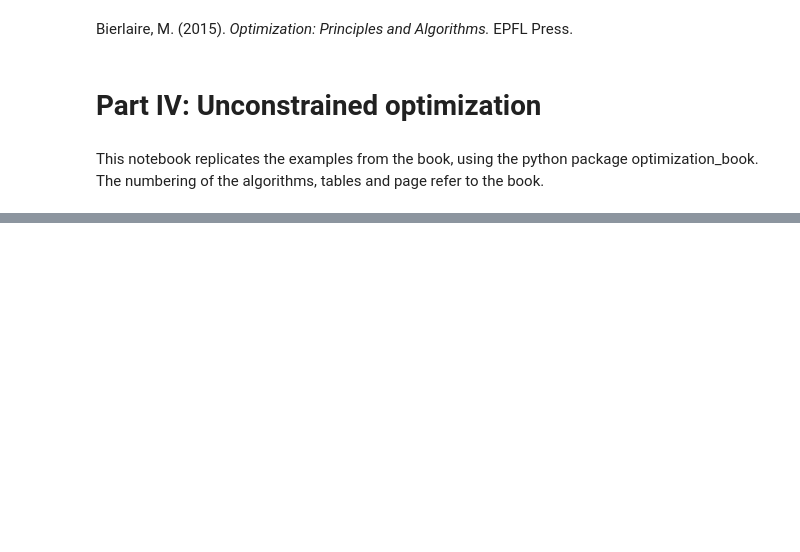
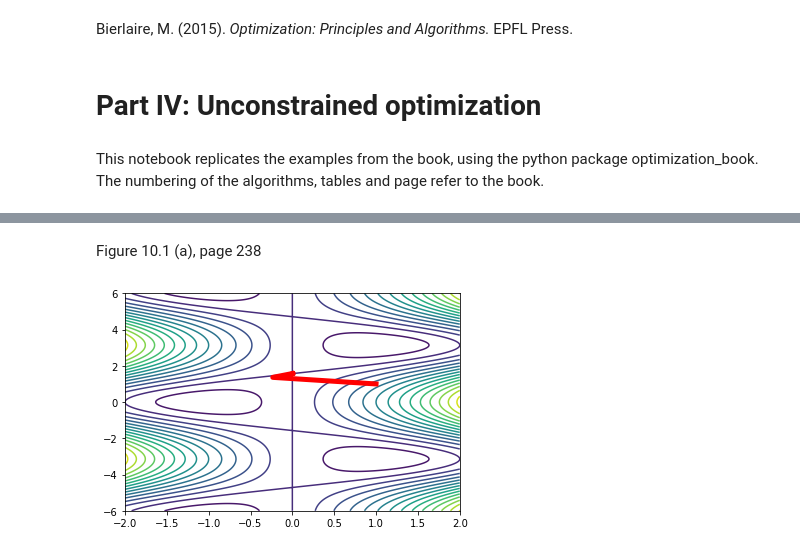
Before and after one commit to michelbierlaire/optimization-book, a Jupyter notebook: notebooks/unconstrained.ipynb, the cells around one changed output, grey strips where cells are left out. Cells and saved outputs as stored; diff of their text form; code cells hidden in the pictures; blank space fills up the shorter version.

```diff
--- a/notebooks/unconstrained.ipynb
+++ b/notebooks/unconstrained.ipynb
@@ -14,0 +83,5 @@ ModuleNotFoundError: No module named 'optimization_book.unconstrained'
+# %%
+print("k\txk\t\tgk\t\tdk\t\talphak\t\tbetak")
+for k, it in enumerate(iters):
+    print(85*'-')
+    oneIter(k, it)
@@ -14,0 +127,13 @@ ModuleNotFoundError: No module named 'optimization_book.unconstrained'
+# %%
+def ex0508(x):
+    f = 0.5 * x[0] * x[0] + x[0] * np.cos(x[1])
+    g = np.array([x[0] + np.cos(x[1]),
+                  -x[0] * np.sin(x[1])])
+    H = np.array([[ 1, -np.sin(x[1])],
+                  [ -np.sin(x[1]), -x[0] * np.cos(x[1])]])
+    return f, g, H
+# %%
+x0 = np.array([1, 1])
+sol, iters, diagnostic = unc.newtonLocal(ex0508, x0, 1e-15)
+print(diagnostic)
+print(f'Solution: {sol}')
@@ -14,0 +145,10 @@ ModuleNotFoundError: No module named 'optimization_book.unconstrained'
+# %%
+print('k\txk\tGrad(xk)\t\t||Grad(xk)||\t\tf(xk)')
+for it in iters:
+    print(f'{it[0]}\t'
+          f'{it[1][0]:+E}\t'
+          f'{it[3][0]:+E}\t'
+          f'{np.linalg.norm(it[3]):+E}\t'
+          f'{it[2]:+E}')
+    print(f'\t{it[1][1]:+E}\t'
+          f'{it[3][1]:+E}')
@@ -14,0 +167,20 @@ ModuleNotFoundError: No module named 'optimization_book.unconstrained'
+# %% [markdown]
+Figure 10.1 (a), page 238
+# %%
+import matplotlib.pyplot as plt
+def theFunctionToPlot(x, y):
+    return(0.5 * x * x + x * np.cos(y))
+
+xlist = np.linspace(-2.0, 2.0, 1000)
+ylist = np.linspace(-6.0, 6.0, 1000)
+X, Y = np.meshgrid(xlist, ylist)
+Z = theFunctionToPlot(X, Y)
+plt.contour(X, Y, Z, 15)
+xiter = [it[1][0] for it in iters]
+yiter = [it[1][1] for it in iters]
+plt.plot(xiter, yiter, linewidth=5, color='r')
+plt.xlim(-2, 2)
+plt.ylim(-6, 6)
+plt.show()
+# %% [output]
+[figure, added]
```
Also changed, not shown: parts of 31 cells of this notebook.
